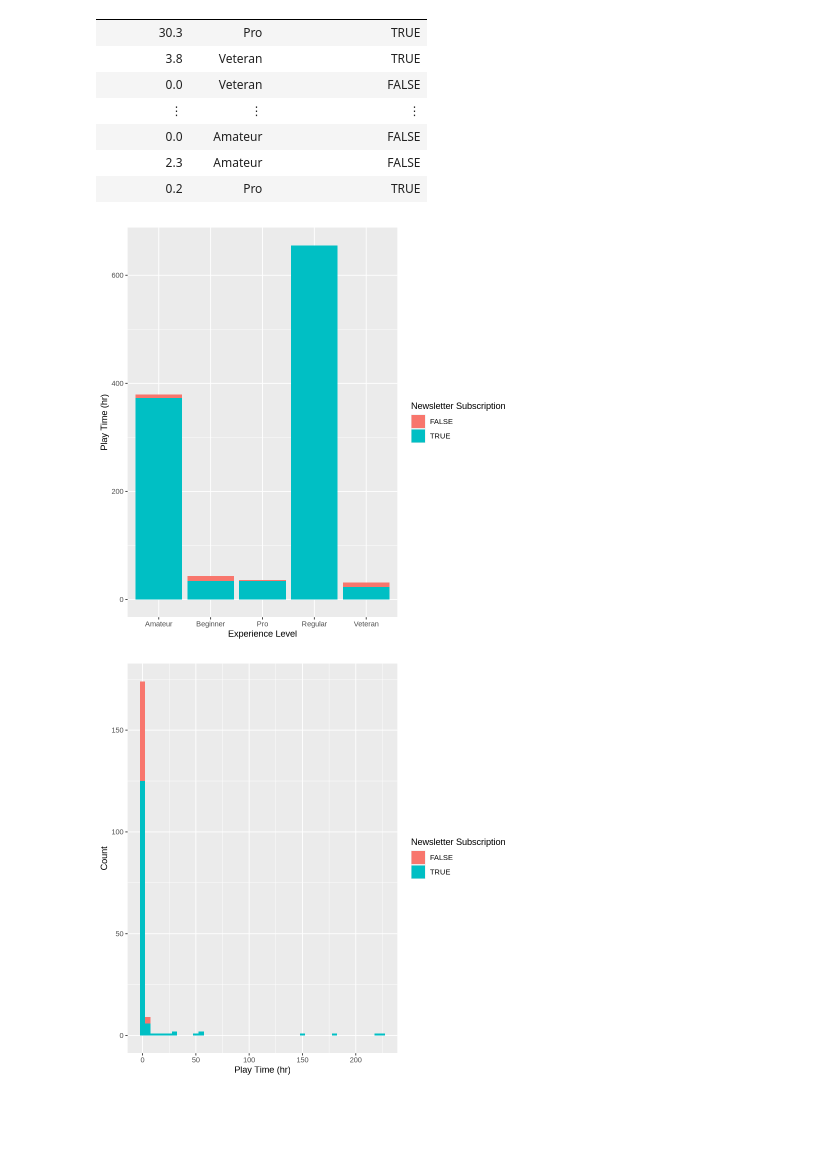
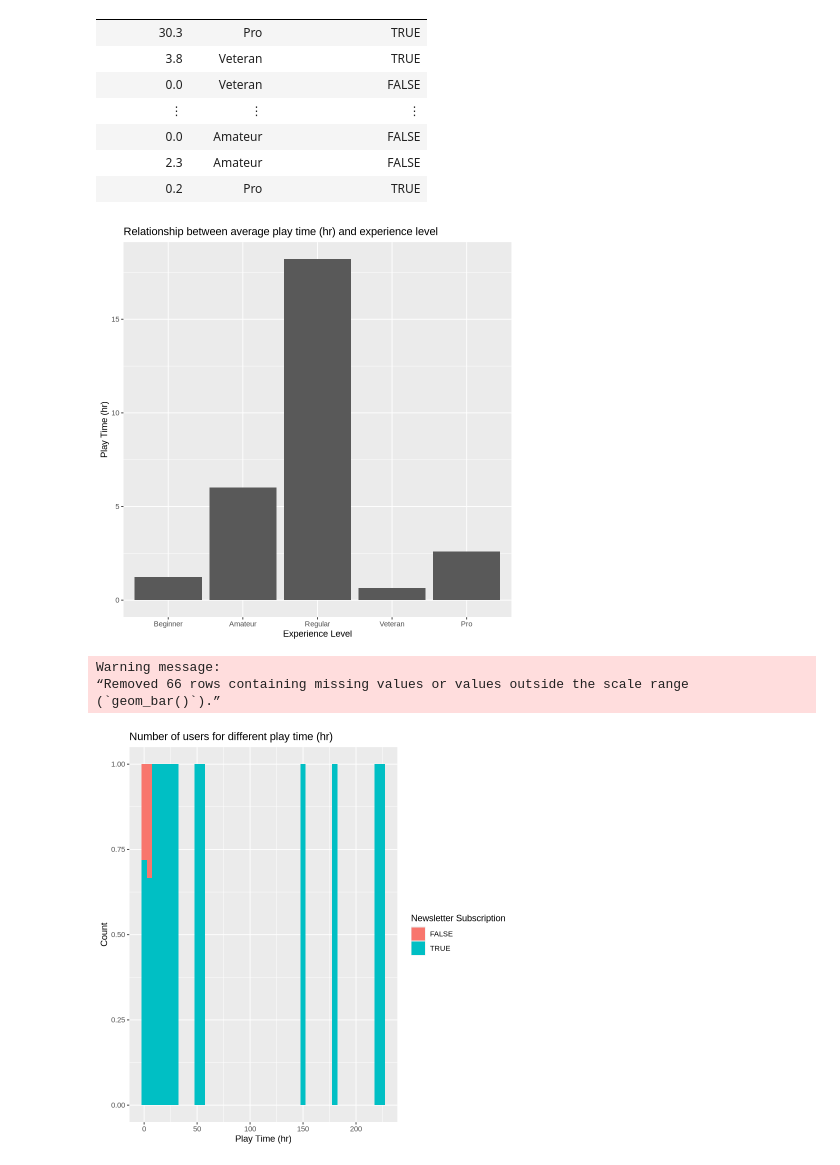
Before and after one commit to Sachi-F/dsci100-project, a Jupyter notebook: Project planning - Sachi Fujimoto group3.ipynb, the cells around one changed output. Drawn from its saved outputs; the diff is of its cells as text; code cells hidden in the pictures; blank space fills up the shorter version.

```diff
--- a/Project planning - Sachi Fujimoto group3.ipynb
+++ b/Project planning - Sachi Fujimoto group3.ipynb
@@ -180,21 +180,27 @@ A tibble: 196 × 3
 | 2.3 | Amateur | FALSE |
 | 0.2 | Pro | TRUE |
 # %%
-players_graph_1 <- tidy_players |>
-    ggplot(aes(x = experience, y = played_hours, fill = newsletter_subscription)) +
+players_graph_1 <- players_summary |>
+    ggplot(aes(x = experience, y = mean_hours_by_experience)) +
     geom_bar(stat = "identity") +
-    labs(x = "Experience Level", y = "Play Time (hr)", fill = "Newsletter Subscription")
+    labs(x = "Experience Level", y = "Play Time (hr)") +
+    ggtitle("Relationship between average play time (hr) and experience level") +
+    scale_x_discrete(limits = c("Beginner", "Amateur", "Regular", "Veteran", "Pro"))
 players_graph_1
 # %% [output]
-[figure, old version]
+[figure, new version]
 # %%
 players_graph_2 <- tidy_players |>
     ggplot(aes(x = played_hours, fill = newsletter_subscription)) +
-    geom_histogram(binwidth = 5) +
-    labs (x = "Play Time (hr)", y = "Count", fill = "Newsletter Subscription")
+    geom_histogram(binwidth = 5, position = "fill") +
+    labs (x = "Play Time (hr)", y = "Count", fill = "Newsletter Subscription") +
+    ggtitle("Number of users for different play time (hr)")
 players_graph_2
 # %% [output]
+Warning message:
+“Removed 66 rows containing missing values or values outside the scale range
+(`geom_bar()`).”
-[figure, old version]
+[figure, new version]
 # %%
 players_graph_3 <- tidy_players |>
     ggplot(aes(x = experience, fill = newsletter_subscription)) +
```
Also changed, not shown: parts of 4 cells of this notebook.
